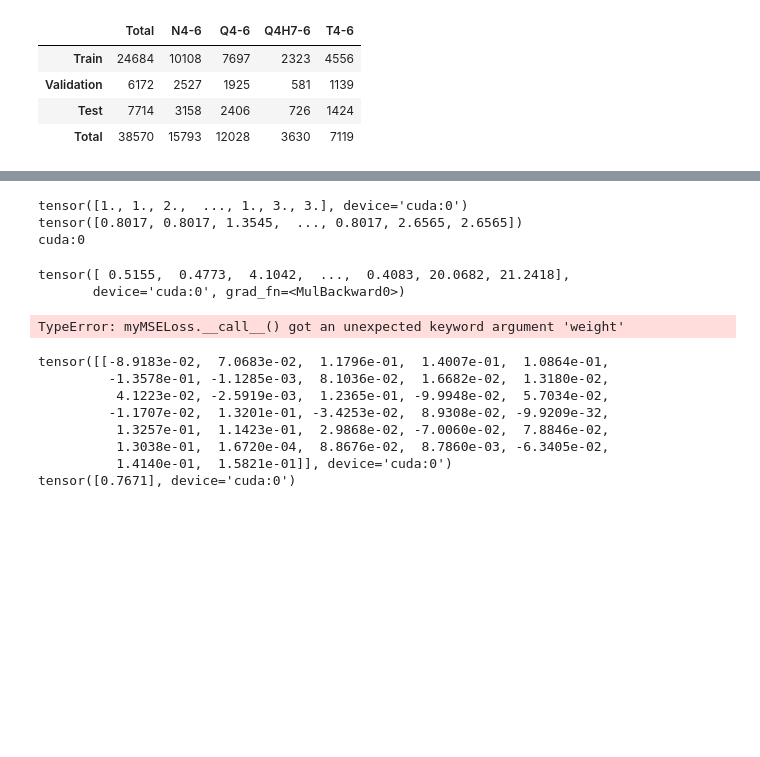
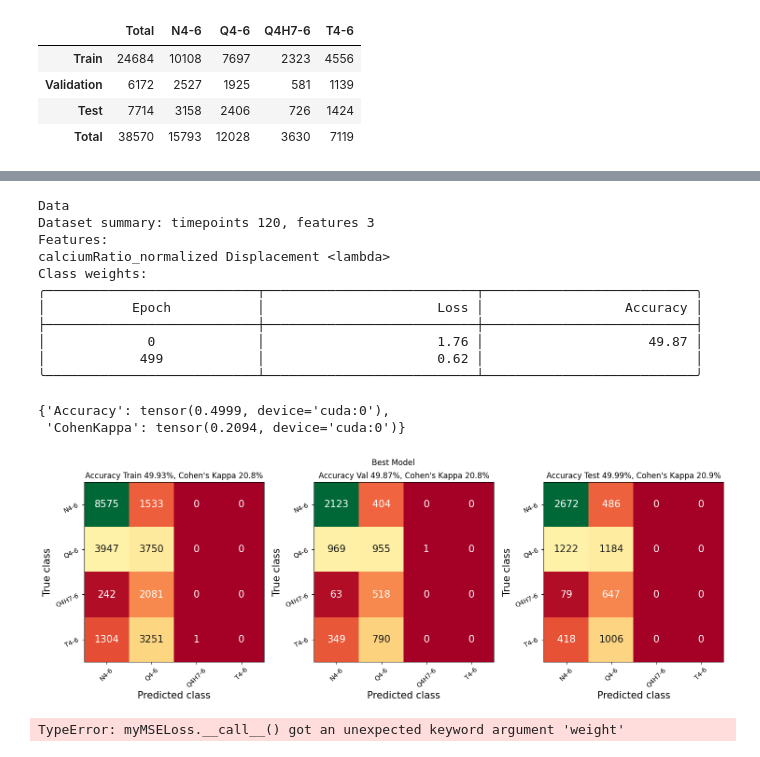
Before and after one commit to ClementPla/PycalcActivation, a Jupyter notebook: notebooks/testRegresser.ipynb, the cells around one changed output, grey strips where cells are left out. Saved outputs shown, nothing was run; the diff lists cells and outputs as text; code cells hidden in the pictures; blank space fills up the shorter version.

Commit message:
with training

```diff
--- a/notebooks/testRegresser.ipynb
+++ b/notebooks/testRegresser.ipynb
@@ -180,23 +181,0 @@ KeyboardInterrupt 1.85 it/s, ETA  4m] ꞏꞏꞏꞏꞏꞏ>      1.12 │
-# %%
-import torch.nn.functional as F
-target = y_batch
-print(target)
-input = y_pred
-weights = trainer2.dataset.weights
-weight_list = target.tolist()
-weight_dict = {
-    0 : weights[0],
-    1 : weights[1],
-    2 : weights[2],
-    3 : weights[3],
-    }
-weight_list = torch.Tensor([weight_dict[y] for y in weight_list])
-print(weight_list)
-print(input.device)
-F.mse_loss(input.squeeze(), target, reduction='none', weight=weight_list.to("cuda"))
-# %% [output]
-tensor([1., 1., 2.,  ..., 1., 3., 3.], device='cuda:0')
-tensor([0.8017, 0.8017, 1.3545,  ..., 0.8017, 2.6565, 2.6565])
-cuda:0
-tensor([ 0.5155,  0.4773,  4.1042,  ...,  0.4083, 20.0682, 21.2418],
-       device='cuda:0', grad_fn=<MulBackward0>)
@@ -203,3 +186,33 @@ tensor([ 0.5155,  0.4773,  4.1042,  ...,  0.4083, 20.0682, 21.2418],
+# %%
+trainer3 = Trainer(
+    dataset2,
+    model2,
+    device="cuda",
+    batch_size=5000,
+    criterion=None,
+    is_regression=True,
+    use_class_weights=True,
+    regression_bounds = torch.Tensor([0.5,1.5,2.5]).to("cuda") #torch.Tensor([-12,-10,-9]).to("cuda")
+)  # You can pass your own optimizer, criterion, learning rate, weight decay and learning rate scheduler.
+
+trainer3.summary()
+trainer3.train(n_epochs)
+trainer3.test("best")
+# %% [output]
+Data
+Dataset summary: timepoints 120, features 3
+Features:
+calciumRatio_normalized Displacement <lambda>
+Class weights:
+╭───────────────────────────┬───────────────────────────┬───────────────────────────╮
+│           Epoch           │                      Loss │                  Accuracy │
+├───────────────────────────┼───────────────────────────┼───────────────────────────┤
+│             0             │                      1.76 │                     49.87 │
+│            499            │                      0.62 │                           │
+╰───────────────────────────┴───────────────────────────┴───────────────────────────╯
+{'Accuracy': tensor(0.4999, device='cuda:0'),
+ 'CohenKappa': tensor(0.2094, device='cuda:0')}
+[figure, added]
 # %%
 from progress_table import ProgressTable
 from copy import deepcopy
@@ -284,16 +297,3 @@ for e in table(
     #         table.next_row()
 # %% [output]
 TypeError: myMSELoss.__call__() got an unexpected keyword argument 'weight'
-# %%
-thisParam = trainer2.model.final_layer.parameters()
-for p in thisParam:
-    print(p.data)
-# %% [output]
-tensor([[-8.9183e-02,  7.0683e-02,  1.1796e-01,  1.4007e-01,  1.0864e-01,
-         -1.3578e-01, -1.1285e-03,  8.1036e-02,  1.6682e-02,  1.3180e-02,
-          4.1223e-02, -2.5919e-03,  1.2365e-01, -9.9948e-02,  5.7034e-02,
-         -1.1707e-02,  1.3201e-01, -3.4253e-02,  8.9308e-02, -9.9209e-32,
-          1.3257e-01,  1.1423e-01,  2.9868e-02, -7.0060e-02,  7.8846e-02,
-          1.3038e-01,  1.6720e-04,  8.8676e-02,  8.7860e-03, -6.3405e-02,
-          1.4140e-01,  1.5821e-01]], device='cuda:0')
-tensor([0.7671], device='cuda:0')
```
Also changed, not shown: parts of 3 cells of this notebook.
